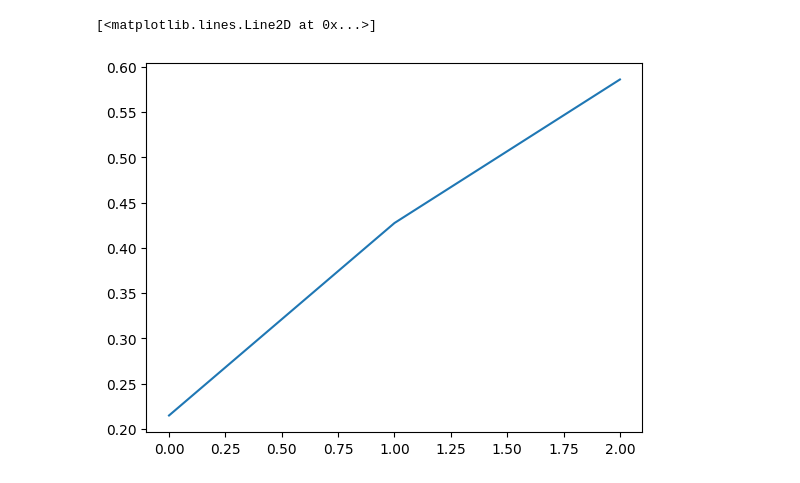
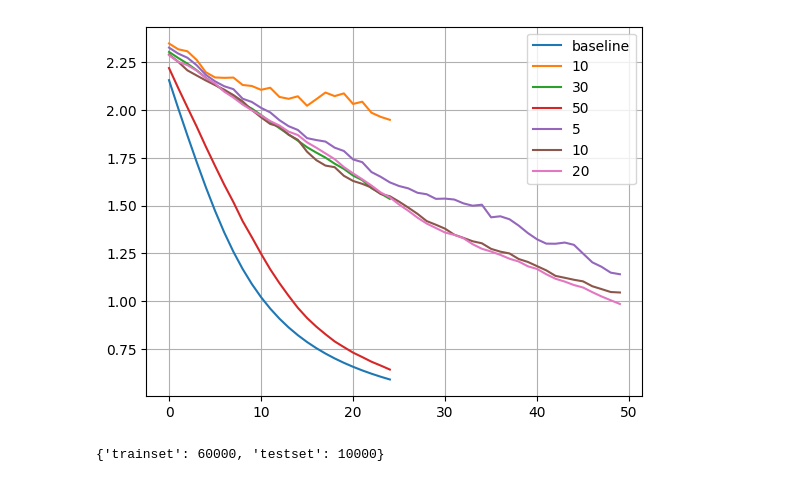
Before and after one commit to vuphuc24601/fldp, a Jupyter notebook: results.ipynb, the cells around one changed output. Cells and saved outputs as stored; diff of their text form; code cells hidden in the pictures.

```diff
--- a/results.ipynb
+++ b/results.ipynb
@@ -10,15 +10,33 @@ print(os.getcwd())
-# %%
-def load_gen(filename, eval_type):
-    with open('results/' + filename, 'rb') as fp:
-        data = pickle.load(fp)['val'][eval_type]
-        return data
-
-filename = "N4_K4_E50_T3.pkl"
-eval_type = "acc"
-
-data = load_gen(filename, eval_type)
-# %%
-plt.plot(data["avg"])
-# %% [output]
-[<matplotlib.lines.Line2D at 0x...>]
-[figure, removed]
+# %%
+def load_gen(filename, eval_type):
+    with open('results/' + filename, 'rb') as fp:
+        data = pickle.load(fp)['val'][eval_type]
+        return data
+
+list_e = ["baseline", "10", "30", "50"]
+eval_type = "loss"
+filename = "baseline/N5_K5_T25.pkl"
+data_baseline = load_gen(filename, eval_type)
+plt.plot(data_baseline["avg"])
+
+for e in list_e[1:]:
+    filename_dp = f"dp/N5_K5_E{e}_T25_C1.pkl"
+    data_dp = load_gen(filename_dp, eval_type)
+    plt.plot(data_dp["avg"])
+
+filename_dp = f"dp/N5_K5_DPC512_BS512_E30_T50_C1.pkl"
+data_baseline = load_gen(filename_dp, eval_type)
+plt.plot(data_baseline["avg"])
+
+filename_dp = f"dp/N10_K10_DPC512_BS512_E30_T50_C1.pkl"
+data_baseline = load_gen(filename_dp, eval_type)
+plt.plot(data_baseline["avg"])
+
+filename_dp = f"dp/N20_K20_DPC512_BS512_E30_T50_C1.pkl"
+data_baseline = load_gen(filename_dp, eval_type)
+plt.plot(data_baseline["avg"])
+
+plt.legend(list_e+["5", "10", "20"])
+plt.grid()
+# %% [output]
+[figure, added]
@@ -24,0 +82,4 @@ plt.plot(data["avg"])
+# %%
+dataset_train, dataset_test = load_data()
+# %% [output]
+{'trainset': 60000, 'testset': 10000}
```
Also changed, not shown: parts of 8 cells of this notebook, 8 other files.
